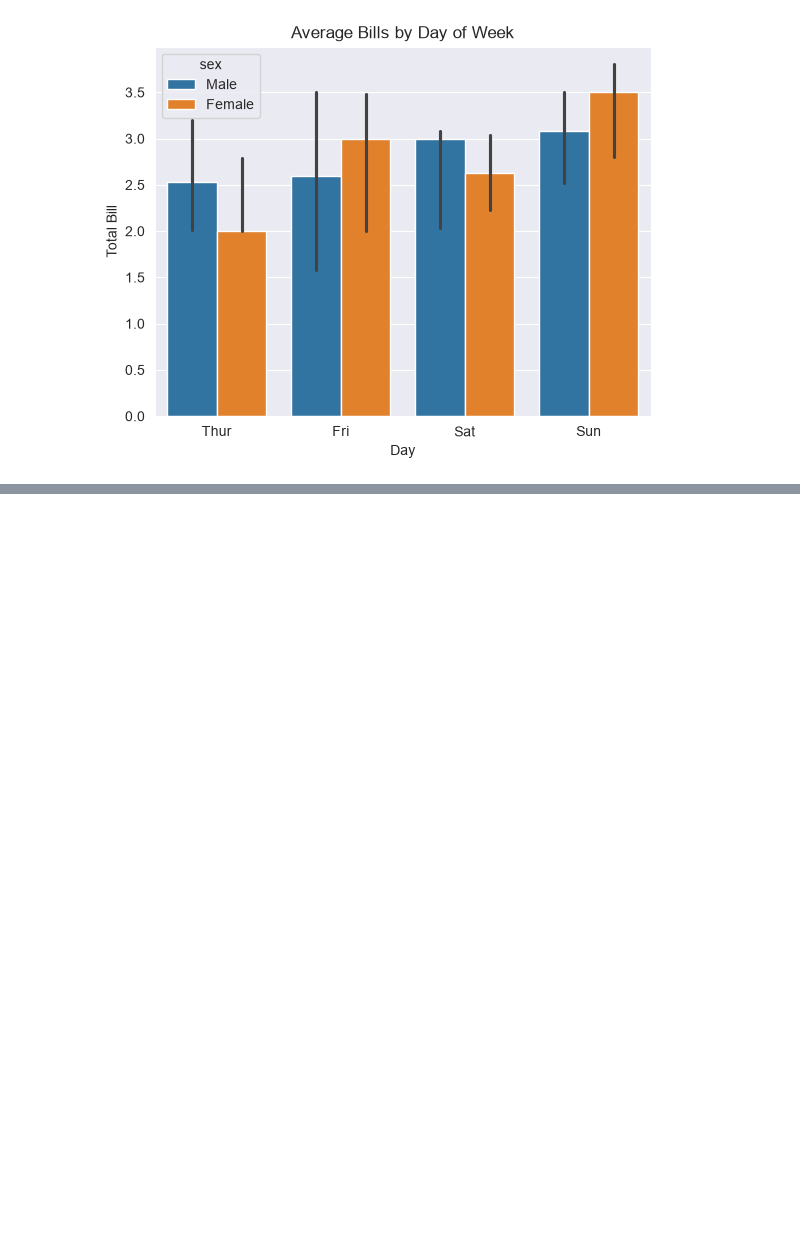
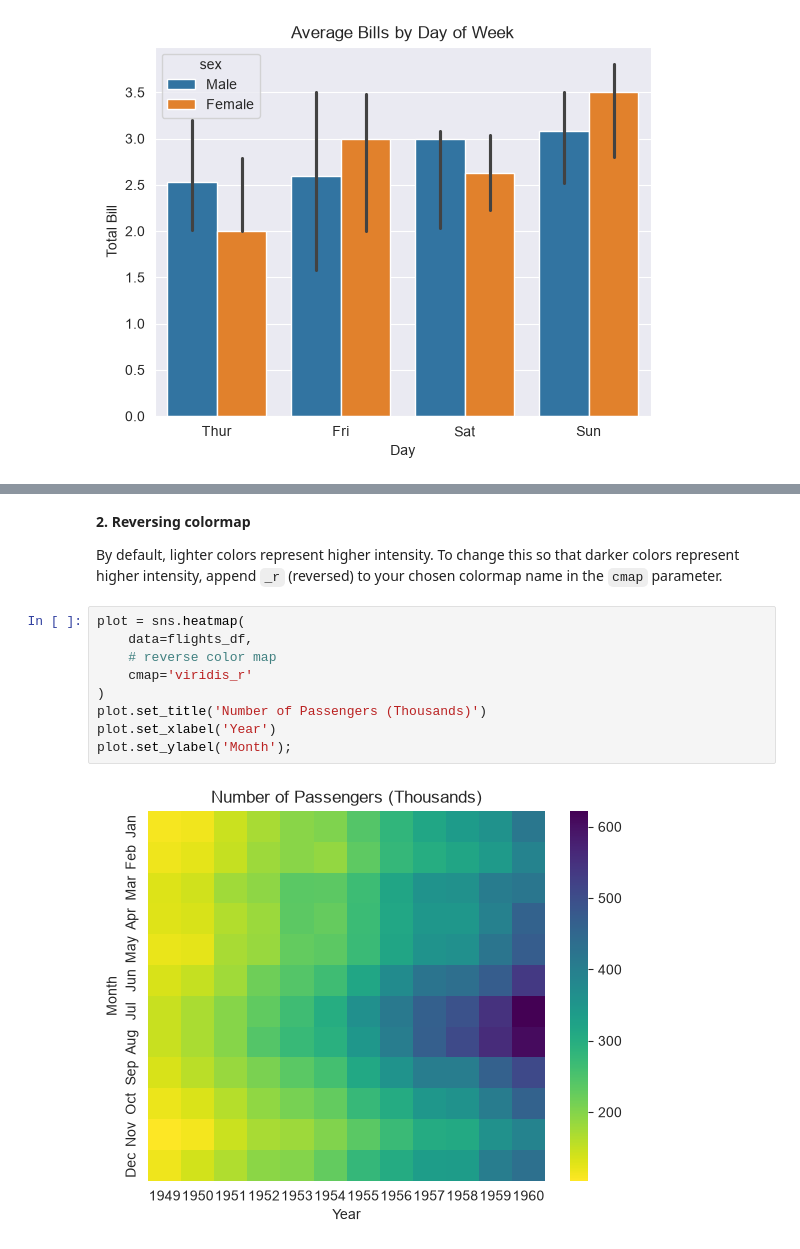
Before and after one commit to kelpppp/data-viz-notes, a Jupyter notebook: 02-data-visualization-notes.ipynb, the cells around one changed output, grey strips where cells are left out. Cells and saved outputs as stored; diff of their text form; blank space fills up the shorter version.

```diff
--- a/02-data-visualization-notes.ipynb
+++ b/02-data-visualization-notes.ipynb
@@ -887,0 +988,15 @@ plot.set_ylabel('Total Bill');
+# %% [markdown]
+**2. Reversing colormap**
+
+By default, lighter colors represent higher intensity. To change this so that darker colors represent higher intensity, append `_r` (reversed) to your chosen colormap name in the `cmap` parameter.
+# %%
+plot = sns.heatmap(
+    data=flights_df,
+    # reverse color map
+    cmap='viridis_r'
+)
+plot.set_title('Number of Passengers (Thousands)')
+plot.set_xlabel('Year')
+plot.set_ylabel('Month');
+# %% [output]
+[figure, added]
```
Also changed, not shown: parts of 40 cells of this notebook.
